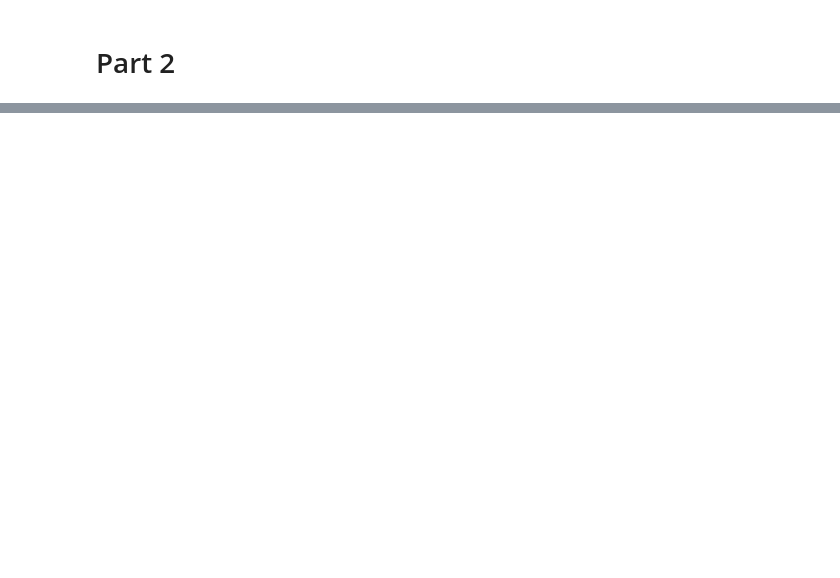
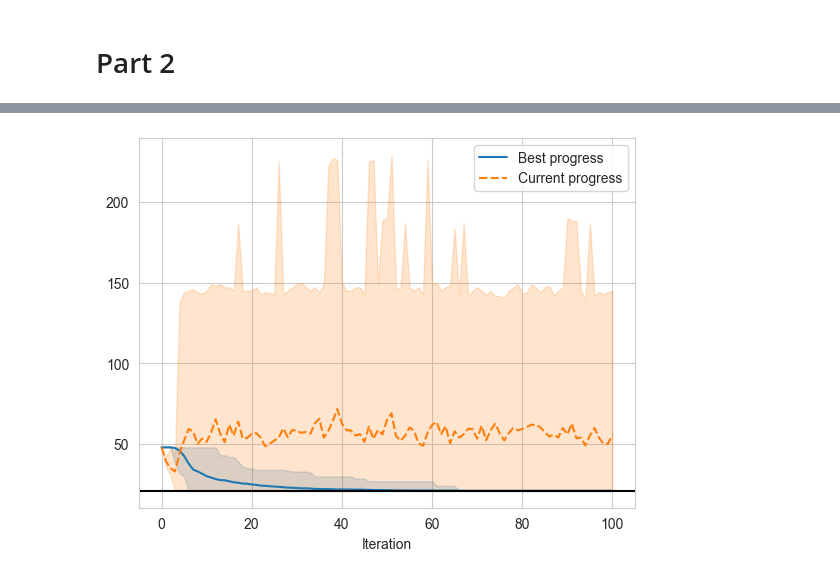
Before and after one commit to nngerncham/ma395_heuristic, a Jupyter notebook: homework/hw3/codebase/Notebooks/Problem 1.ipynb, the cells around one changed output, grey strips where cells are left out. Cells and saved outputs as stored; diff of their text form; code cells hidden in the pictures; blank space fills up the shorter version.

```diff
--- a/homework/hw3/codebase/Notebooks/Problem 1.ipynb
+++ b/homework/hw3/codebase/Notebooks/Problem 1.ipynb
@@ -118,0 +145,8 @@ sns.lineplot(df.set_index("Iteration"))
+# %%
+added34s = [tabu_search(mst_cost, s0, MSTNeighborTabu(3, 4, {"cost": mst_cost}), 100) for _ in range(REPS)]
+added34s_df = form_result(added34s)
+sns.lineplot(added34s_df, errorbar=ERROR_BAR)
+plt.axhline(21, color="black")
+plt.savefig("../../images/added34s", dpi=DPI, bbox_inches="tight")
+# %% [output]
+[figure, added]
```
Also changed, not shown: parts of 22 cells of this notebook, 11 other files.
